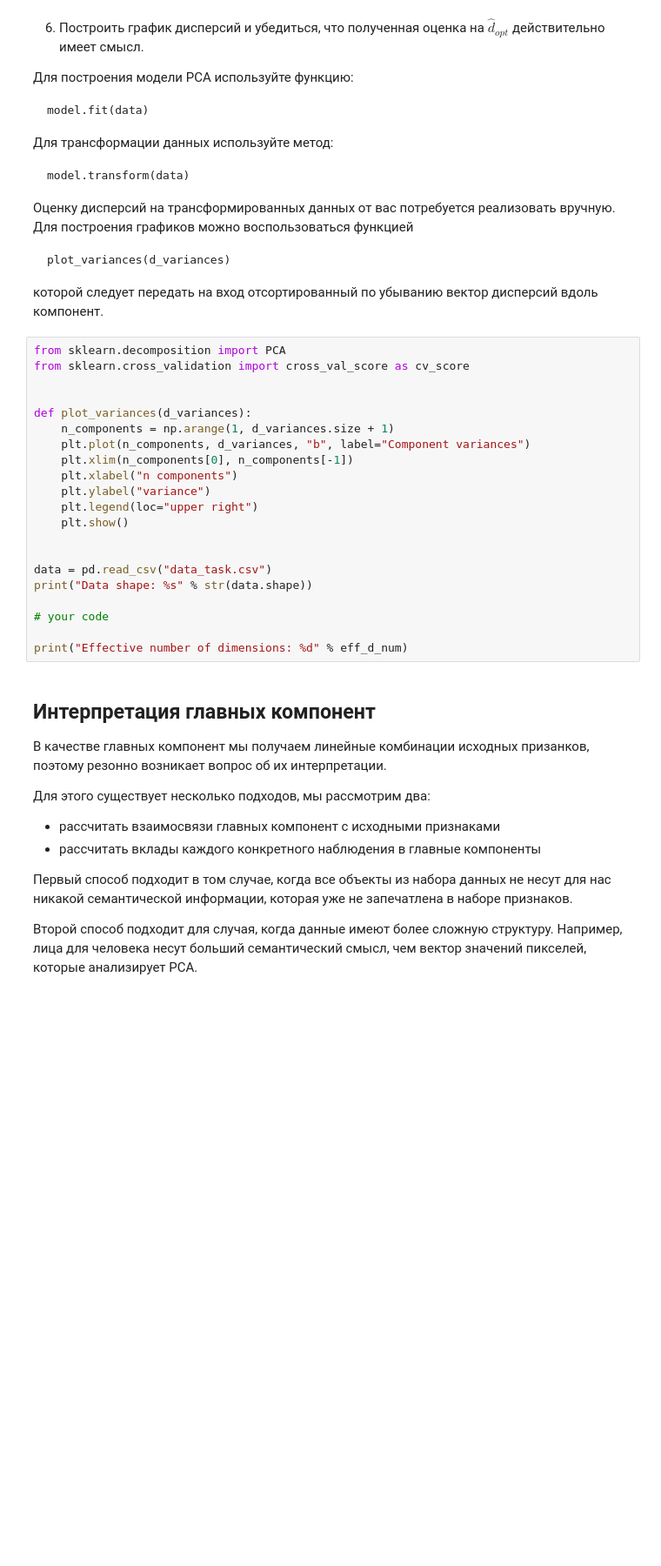
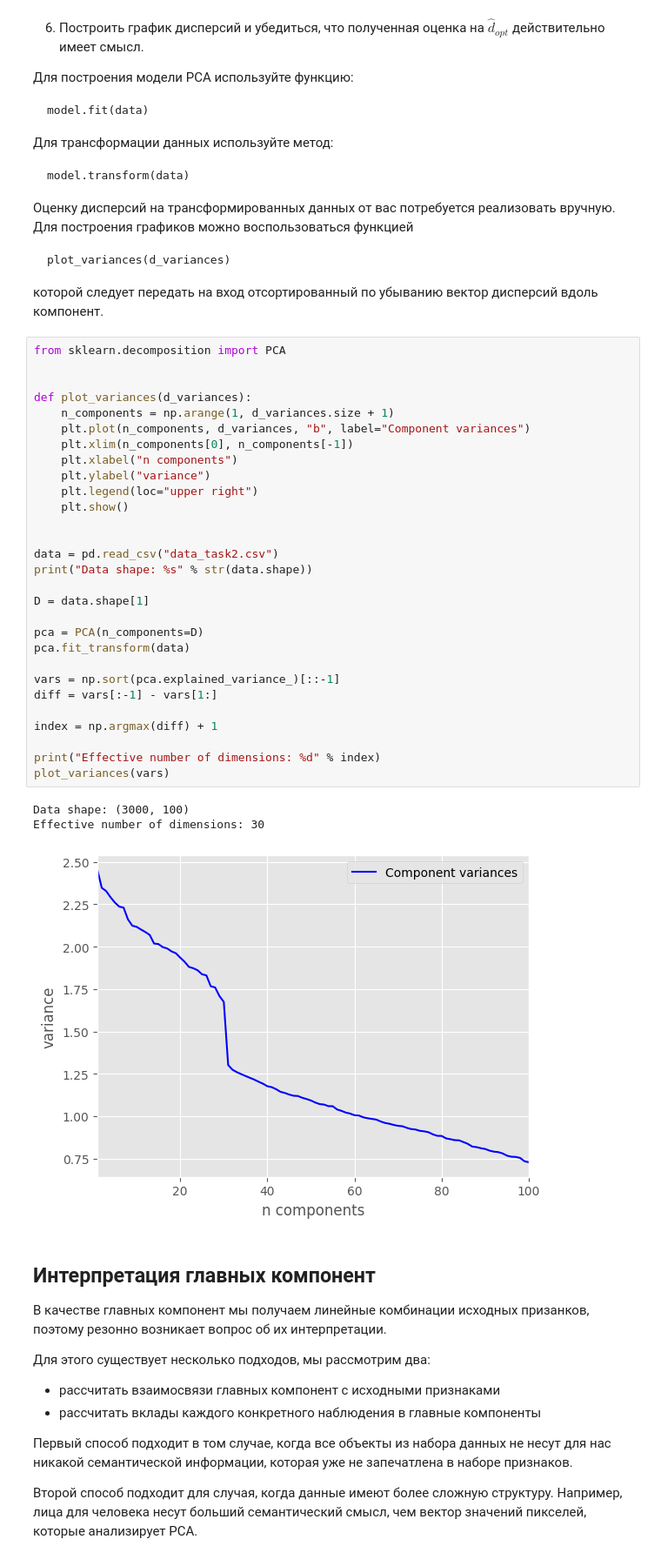
Before and after one commit to poslam/sem5-ds, a Jupyter notebook: work/6/PCA.ipynb, the cells around one changed output. Shown: that part at 87% size. Cells and saved outputs as stored; diff of their text form; blank space fills up the shorter version.

```diff
--- a/work/6/PCA.ipynb
+++ b/work/6/PCA.ipynb
@@ -268,25 +280,37 @@ plot_scores(d_scores)
 которой следует передать на вход отсортированный по убыванию вектор дисперсий вдоль компонент.
 # %%
 from sklearn.decomposition import PCA
-from sklearn.cross_validation import cross_val_score as cv_score
 
 
 def plot_variances(d_variances):
     n_components = np.arange(1, d_variances.size + 1)
     plt.plot(n_components, d_variances, "b", label="Component variances")
     plt.xlim(n_components[0], n_components[-1])
     plt.xlabel("n components")
     plt.ylabel("variance")
     plt.legend(loc="upper right")
     plt.show()
 
 
-data = pd.read_csv("data_task.csv")
+data = pd.read_csv("data_task2.csv")
 print("Data shape: %s" % str(data.shape))
 
-# your code
+D = data.shape[1]
 
-print("Effective number of dimensions: %d" % eff_d_num)
+pca = PCA(n_components=D)
+pca.fit_transform(data)
+
+vars = np.sort(pca.explained_variance_)[::-1]
+diff = vars[:-1] - vars[1:]
+
+index = np.argmax(diff) + 1
+
+print("Effective number of dimensions: %d" % index)
+plot_variances(vars)
+# %% [output]
+Data shape: (3000, 100)
+Effective number of dimensions: 30
+[figure, added]
 # %% [markdown]
 ## Интерпретация главных компонент
 
```
Also changed, not shown: parts of 13 cells of this notebook, 6 other files.
